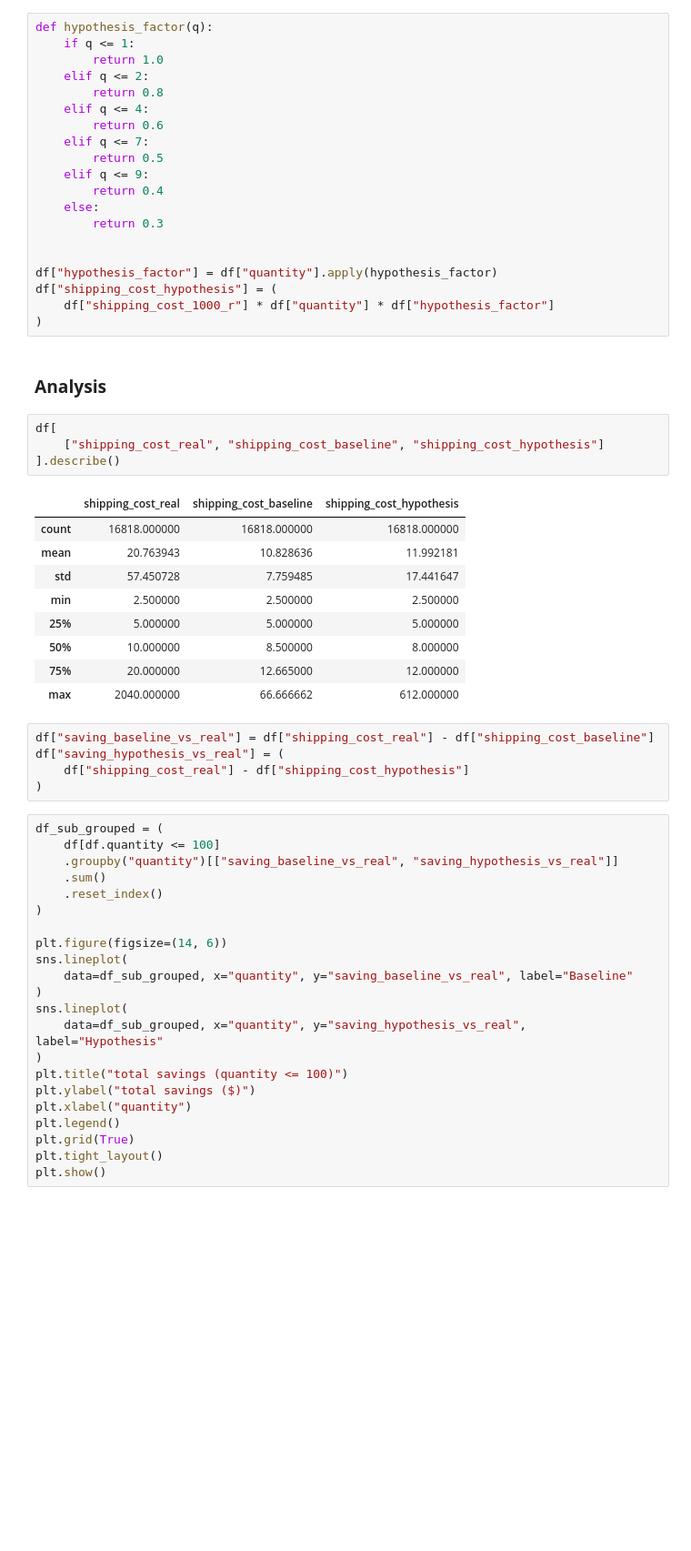
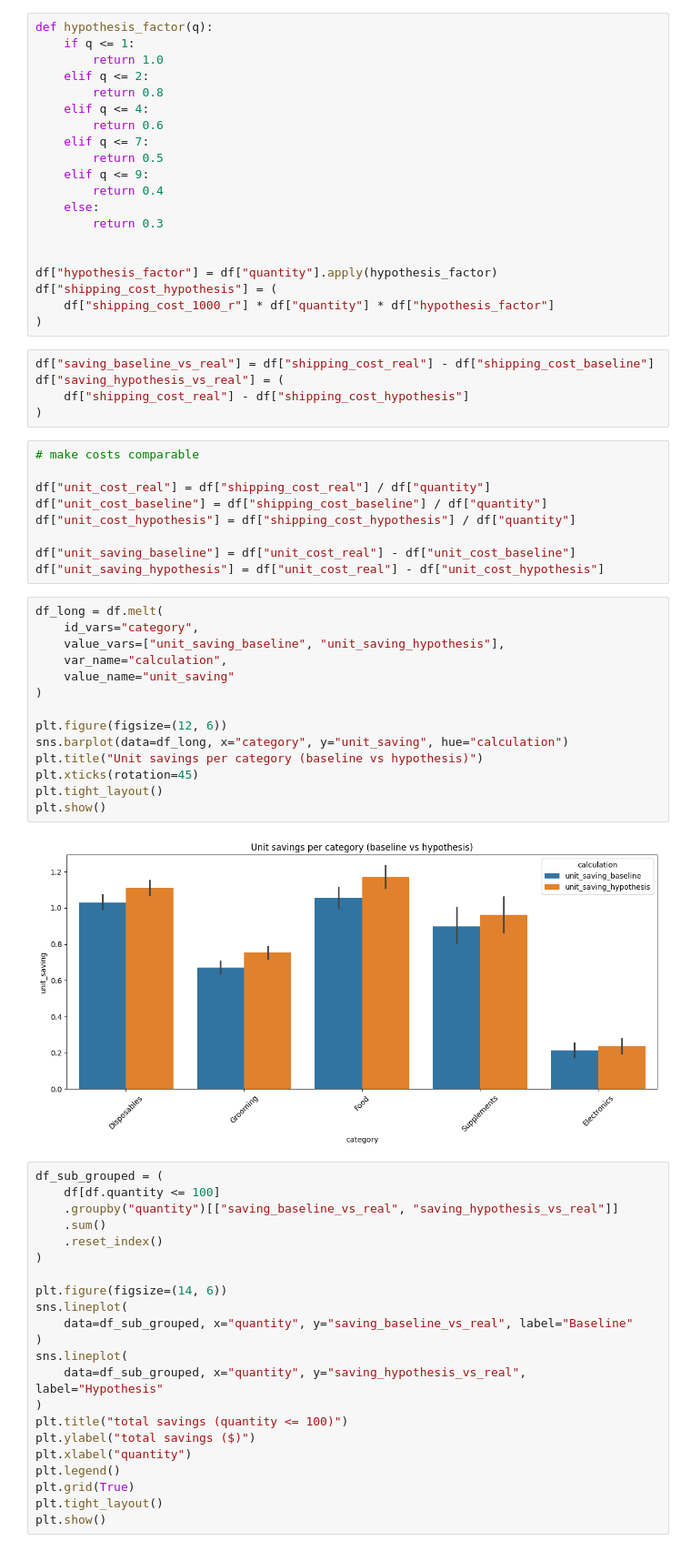
Before and after one commit to bfreiheit/shipping-cost-analysis, a Jupyter notebook: notebooks/EDA.ipynb, the cells around one changed output. Shown at 91% size. Drawn from its saved outputs; the diff is of its cells as text; blank space fills up the shorter version.

Commit message:
improve plots

```diff
--- a/notebooks/EDA.ipynb
+++ b/notebooks/EDA.ipynb
@@ -340,27 +351,36 @@ df["hypothesis_factor"] = df["quantity"].apply(hypothesis_factor)
 df["shipping_cost_hypothesis"] = (
     df["shipping_cost_1000_r"] * df["quantity"] * df["hypothesis_factor"]
 )
-# %% [markdown]
-### **Analysis**
-# %%
-df[
-    ["shipping_cost_real", "shipping_cost_baseline", "shipping_cost_hypothesis"]
-].describe()
-# %% [output]
-|  | shipping_cost_real | shipping_cost_baseline | shipping_cost_hypothesis |
-| count | 16818.000000 | 16818.000000 | 16818.000000 |
-| mean | 20.763943 | 10.828636 | 11.992181 |
-| std | 57.450728 | 7.759485 | 17.441647 |
-| min | 2.500000 | 2.500000 | 2.500000 |
-| 25% | 5.000000 | 5.000000 | 5.000000 |
-| 50% | 10.000000 | 8.500000 | 8.000000 |
-| 75% | 20.000000 | 12.665000 | 12.000000 |
-| max | 2040.000000 | 66.666662 | 612.000000 |
 # %%
 df["saving_baseline_vs_real"] = df["shipping_cost_real"] - df["shipping_cost_baseline"]
 df["saving_hypothesis_vs_real"] = (
     df["shipping_cost_real"] - df["shipping_cost_hypothesis"]
 )
+# %%
+# make costs comparable
+
+df["unit_cost_real"] = df["shipping_cost_real"] / df["quantity"]
+df["unit_cost_baseline"] = df["shipping_cost_baseline"] / df["quantity"]
+df["unit_cost_hypothesis"] = df["shipping_cost_hypothesis"] / df["quantity"]
+
+df["unit_saving_baseline"] = df["unit_cost_real"] - df["unit_cost_baseline"]
+df["unit_saving_hypothesis"] = df["unit_cost_real"] - df["unit_cost_hypothesis"]
+# %%
+df_long = df.melt(
+    id_vars="category",
+    value_vars=["unit_saving_baseline", "unit_saving_hypothesis"],
+    var_name="calculation",
+    value_name="unit_saving"
+)
+
+plt.figure(figsize=(12, 6))
+sns.barplot(data=df_long, x="category", y="unit_saving", hue="calculation")
+plt.title("Unit savings per category (baseline vs hypothesis)")
+plt.xticks(rotation=45)
+plt.tight_layout()
+plt.show()
+# %% [output]
+[figure, added]
 # %%
 df_sub_grouped = (
     df[df.quantity <= 100]
```
Also changed, not shown: parts of 3 cells of this notebook.
